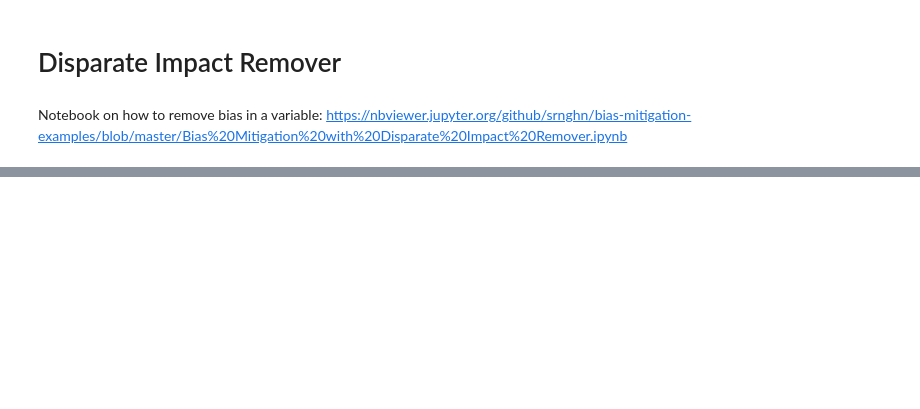
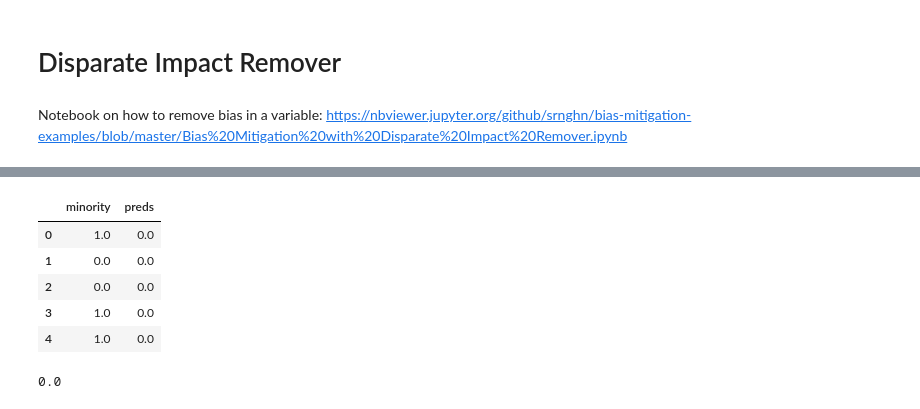
Before and after one commit to markkuetemeyer/Big-Data-Finance, a Jupyter notebook: 4-Deep Learning.ipynb, the cells around one changed output, grey strips where cells are left out. Drawn from its saved outputs; the diff is of its cells as text; code cells hidden in the pictures; blank space fills up the shorter version.

Commit message:
Deep Learning Model Improvements

```diff
--- a/4-Deep Learning.ipynb
+++ b/4-Deep Learning.ipynb
@@ -935,0 +967,18 @@ print(di_lr_pr_priv)
+# %%
+#create disparate impact remover
+#preparation for next code cell below
+train_BLD_ds = BinaryLabelDataset(favorable_label='1',
+                                unfavorable_label='0',
+                                df=df_downsampled,
+                                label_names=['default'],
+                                protected_attribute_names=['minority'],
+                                unprivileged_protected_attributes=['1'])
+# %%
+#fit disaparate impact remover on train
+di = DisparateImpactRemover(repair_level=1.0)
+rp_train_ds = di.fit_transform(train_BLD_ds)
+# %%
+#downsampled dataset with disparate impact remover
+FNN_rp_ds = create_model(rp_train.features[:, 2:]) #first two columns dropped since sex and minority
+FNN_rp_ds.fit(rp_train_ds.features[:, 2:], rp_train_ds.labels, epochs=100, batch_size=1000,
+           shuffle=True, verbose=2, callbacks=[es_callback])
@@ -935,0 +1004,24 @@ print(di_lr_pr_priv)
+# %%
+#predict default rate
+di_preds_ds = FNN_rp_ds.predict(rp_test.features[:, 2:])
+
+#concat predictions with minority
+di_pred_np_ds = np.concatenate((test[['minority']],
+                                di_preds_ds),
+                                axis=1)
+
+#convert to dataframe
+di_pred_df_ds = pd.DataFrame(di_pred_np_ds, columns=['minority', 'preds'])
+di_pred_df_ds.head()
+# %% [output]
+|  | minority | preds |
+| 0 | 1.0 | 0.0 |
+| 1 | 0.0 | 0.0 |
+| 2 | 0.0 | 0.0 |
+| 3 | 1.0 | 0.0 |
+| 4 | 1.0 | 0.0 |
+# %%
+#only 1s are predicted
+di_pred_df_ds['preds'].mean()
+# %% [output]
+0.0
```
Also changed, not shown: parts of 100 cells of this notebook, 2 other files.
